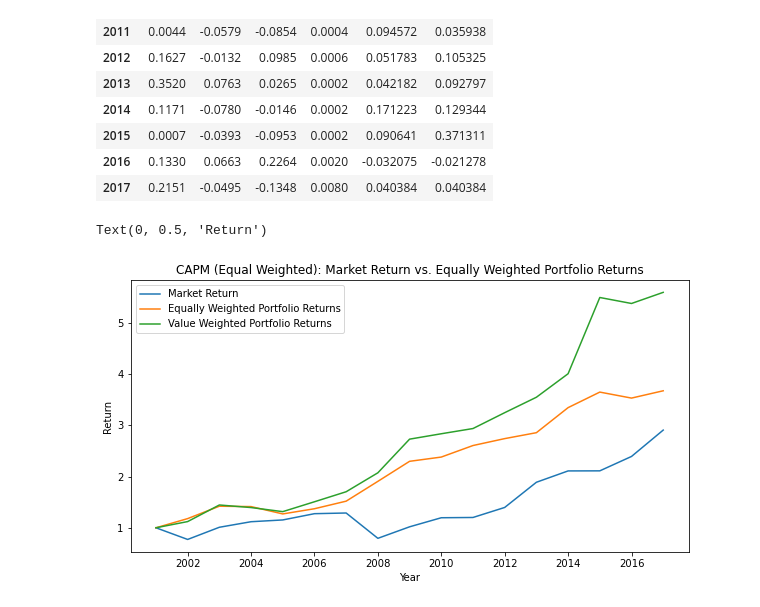
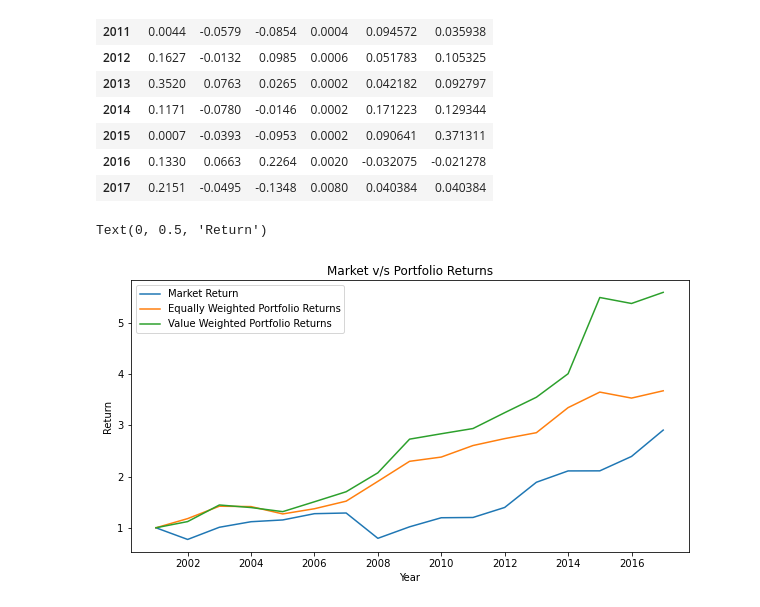
Before and after one commit to rohitashwachaks/fin-modelling, a Jupyter notebook: final_assignment/model/portfolio.ipynb, the cells around one changed output. Cells and saved outputs as stored; diff of their text form; code cells hidden in the pictures.

```diff
--- a/final_assignment/model/portfolio.ipynb
+++ b/final_assignment/model/portfolio.ipynb
@@ -403,12 +406,12 @@ fama_french_annual
 # %%
 plt.figure(figsize=(10,5))
 plt.plot((fama_french_annual.mkt_rf+1).cumprod(), label='Market Return')
 plt.plot((fama_french_annual.equal+1).cumprod(), label='Equally Weighted Portfolio Returns')
 plt.plot((fama_french_annual.weighted+1).cumprod(), label='Value Weighted Portfolio Returns')
 plt.legend(loc = 'best')
-plt.title('CAPM (Equal Weighted): Market Return vs. Equally Weighted Portfolio Returns', fontsize=12)
+plt.title('Market v/s Portfolio Returns', fontsize=12)
 plt.xlabel('Year')
 plt.ylabel('Return')
 # %% [output]
 Text(0, 0.5, 'Return')
-[figure, old version]
+[figure, new version]
```
Also changed, not shown: parts of 1 cell of this notebook.
